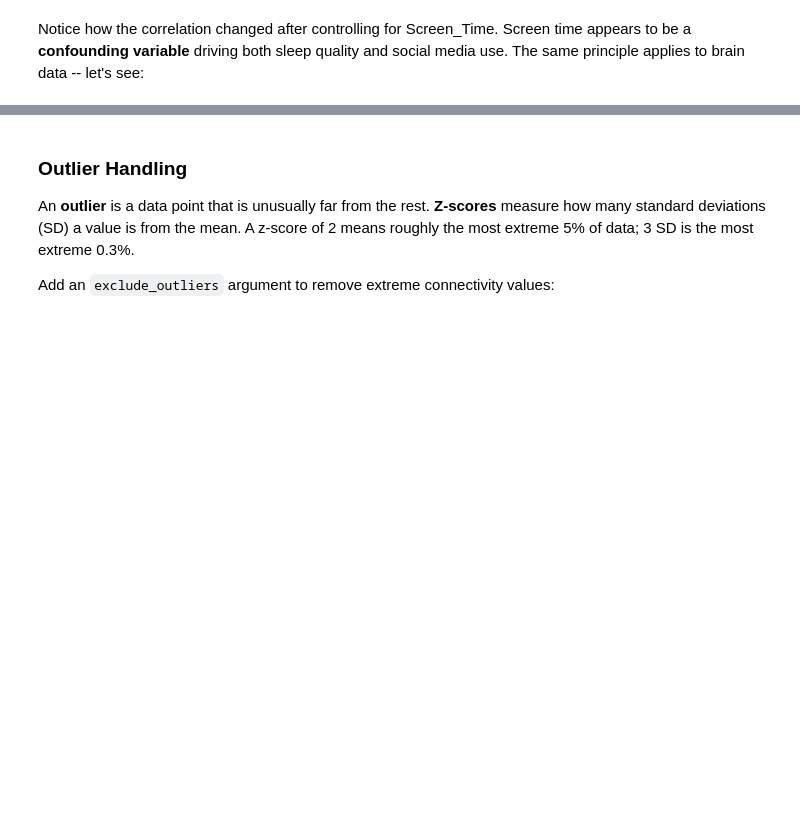
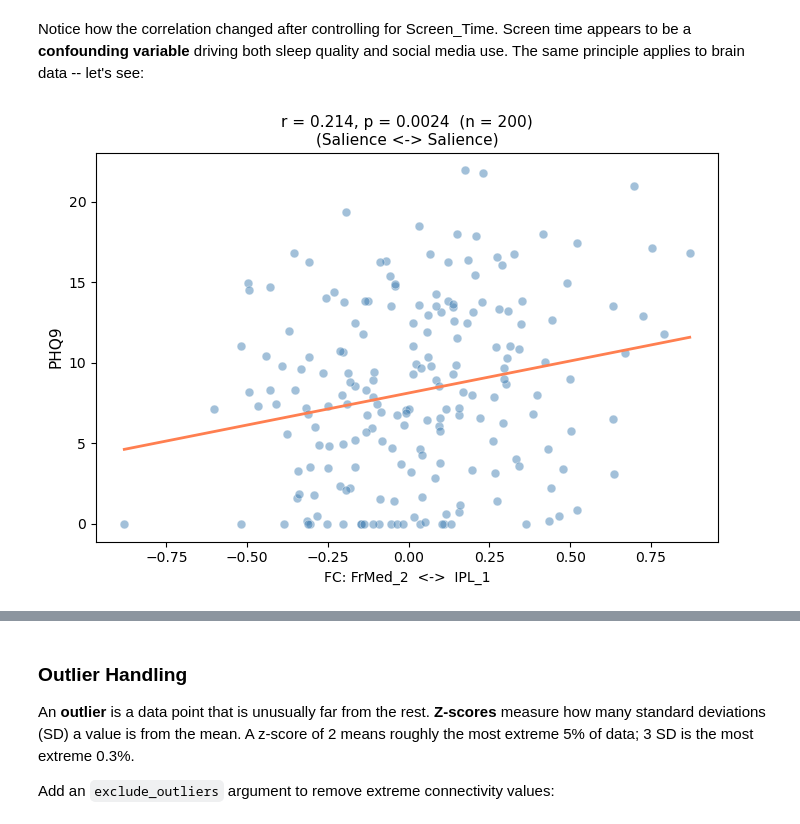
Before and after one commit to cmahlen/python-stats-demo, a Jupyter notebook: Repro_Lab_Exploratory.ipynb, the cells around one changed output, grey strips where cells are left out. Drawn from its saved outputs; the diff is of its cells as text; code cells hidden in the pictures; blank space fills up the shorter version.

```diff
--- a/Repro_Lab_Exploratory.ipynb
+++ b/Repro_Lab_Exploratory.ipynb
@@ -399,6 +520,16 @@ helpers.plot_behavior('Sleep_Quality', 'Social_Media', covariates=['Screen_Time'
 # %% [markdown]
 Notice how the correlation changed after controlling for Screen_Time. Screen time appears to be a **confounding variable** driving both sleep quality and social media use. The same principle applies to brain data -- let's see:
 # %%
-# Does this Frontoparietal-Salience edge predict GAD7?
-helpers.plot_edge('LH_ContB_PFCl_1', 'RH_SalVentAttnA_Ins_1')
+# Pick a demo edge that shows a clear covariate effect for your topic
+if TOPIC == 'pain':
+    cov_roi_a, cov_roi_b, cov_name = 'LH_DorsAttnA_TempOcc_1', 'RH_VisCent_ExStr_2', 'Stress_Level'
+elif TOPIC == 'depression':
+    cov_roi_a, cov_roi_b, cov_name = 'LH_SalVentAttnA_FrMed_2', 'RH_SalVentAttnB_IPL_1', 'Sleep_Quality'
+else:  # anxiety
+    cov_roi_a, cov_roi_b, cov_name = 'LH_ContB_PFCl_1', 'RH_SalVentAttnA_Ins_1', 'Stress_Level'
+
+# Does this edge predict our outcome?
+helpers.plot_edge(cov_roi_a, cov_roi_b)
+# %% [output]
+[figure, added]
 # %%
```
Also changed, not shown: parts of 41 cells of this notebook, 2 other files.
